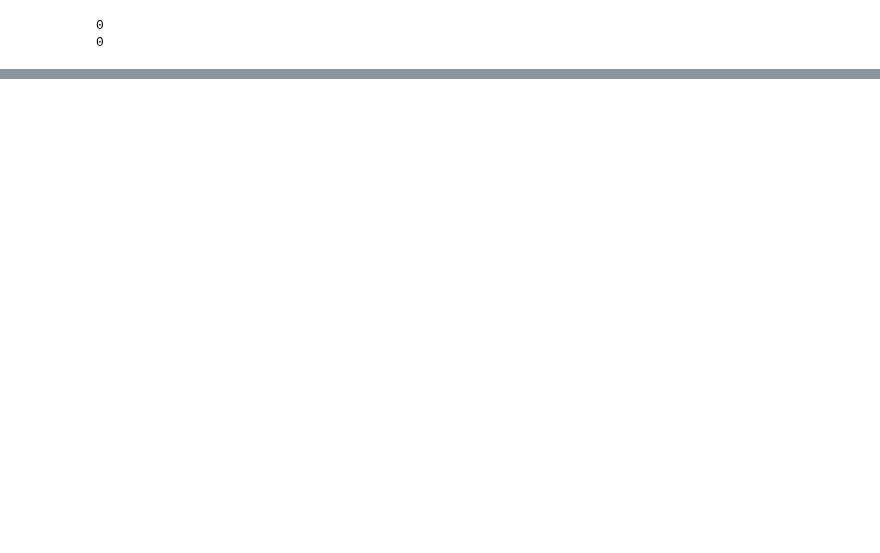
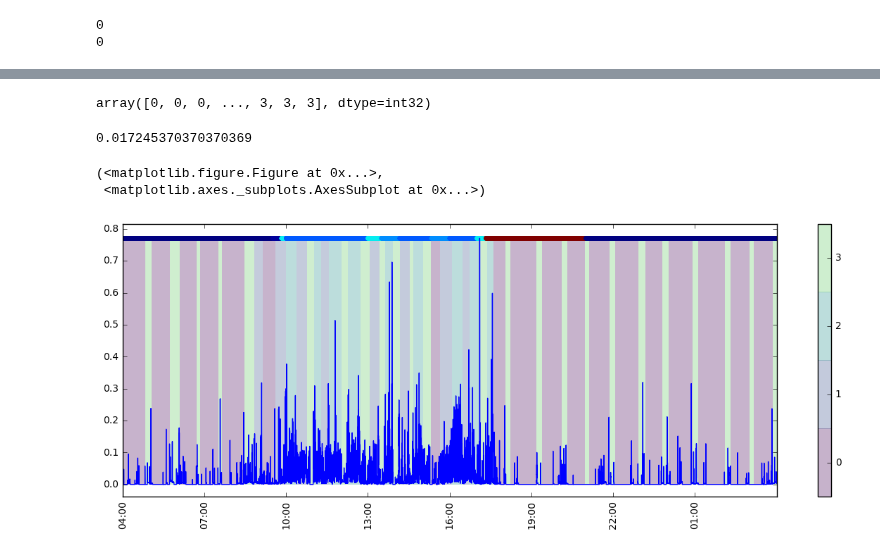
Before and after one commit to wadpac/hsmm4acc, a Jupyter notebook: notebooks/reuse_model.ipynb, the cells around one changed output, grey strips where cells are left out. Saved outputs shown, nothing was run; the diff lists cells and outputs as text; code cells hidden in the pictures; blank space fills up the shorter version.

Commit message:
Fixed colormap in states plot

```diff
--- a/notebooks/reuse_model.ipynb
+++ b/notebooks/reuse_model.ipynb
@@ -48,5 +29,4 @@ len(model.datas)
 # %%
-filenames = os.listdir(subset_path)
-filenames = [fn for fn in filenames if os.path.isfile(os.path.join(subset_path,fn))]
-datasets = [pd.read_csv(os.path.join(subset_path,fn)) for fn in filenames]
-X_list = [d[column_names].as_matrix() for d in datasets]
+filenames = os.listdir(states_path)
+filenames = [fn for fn in filenames if os.path.isfile(os.path.join(states_path,fn))]
+filenames = [os.path.join(states_path,filename) for filename in filenames]
@@ -55,2 +37,5 @@ model
+# %%
+datasets = [pd.read_csv(os.path.join(subset_path,fn), index_col='timestamp', parse_dates=True) for fn in filenames]
+X_list = [d[column_names].as_matrix() for d in datasets]
 # %%
 predictions = []
@@ -74,0 +53,24 @@ model.resample_parameters()
+# %%
+new_pred[1]
+# %% [output]
+array([0, 0, 0, ..., 3, 3, 3], dtype=int32)
+# %%
+old_new = pd.DataFrame({'old': old_pred, 'new': new_pred[1]})
+np.mean(old_new['old']!=old_new['new'])
+# %% [output]
+0.017245370370370369
+# %%
+import matplotlib.pyplot as plt
+data = datasets[0]
+# %%
+from matplotlib.colors import LinearSegmentedColormap
+colormap, cmap = hsmm.get_color_map(Nmax+1)
+cmap_states = LinearSegmentedColormap.from_list('name',
+                                             [colormap[i] for i in range(Nmax)],
+                                             Nmax)
+# %%
+hsmm.plot_states_and_var_new(data, data['state'], columns=['acceleration',], by='activity', cmap=cmap_states)
+# %% [output]
+(<matplotlib.figure.Figure at 0x...>,
+ <matplotlib.axes._subplots.AxesSubplot at 0x...>)
+[figure, added]
```
Also changed, not shown: parts of 18 cells of this notebook, 1 other file.
